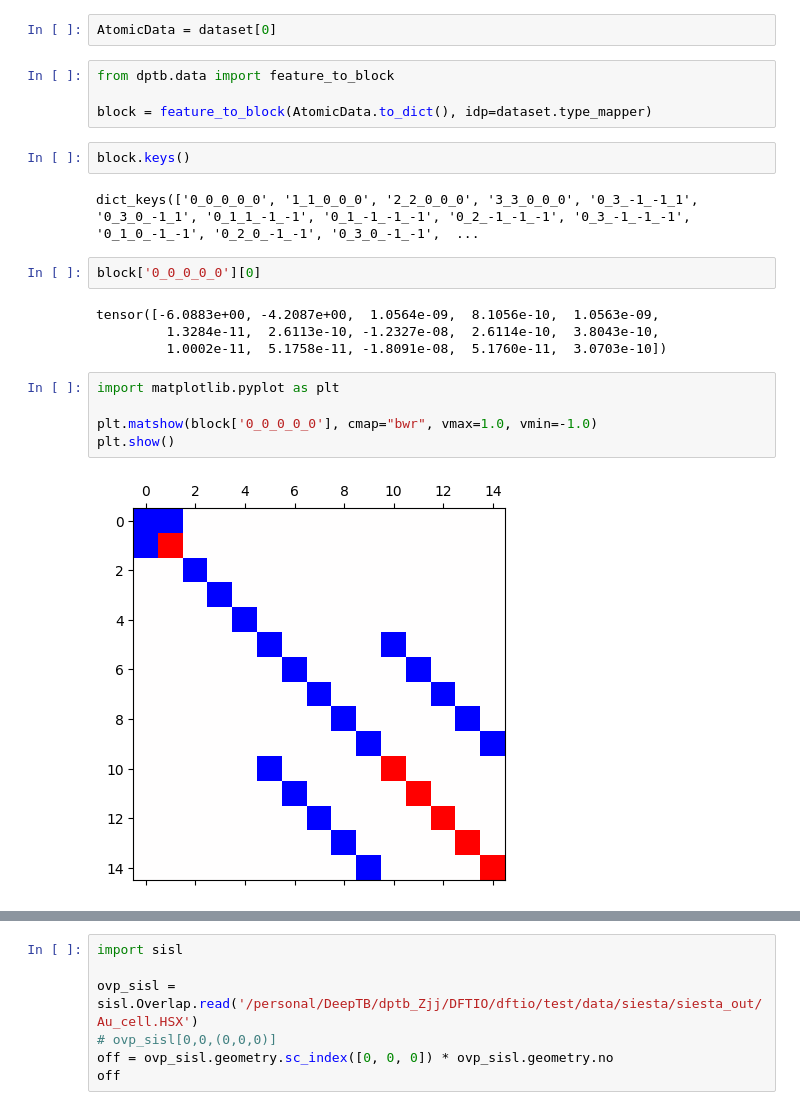
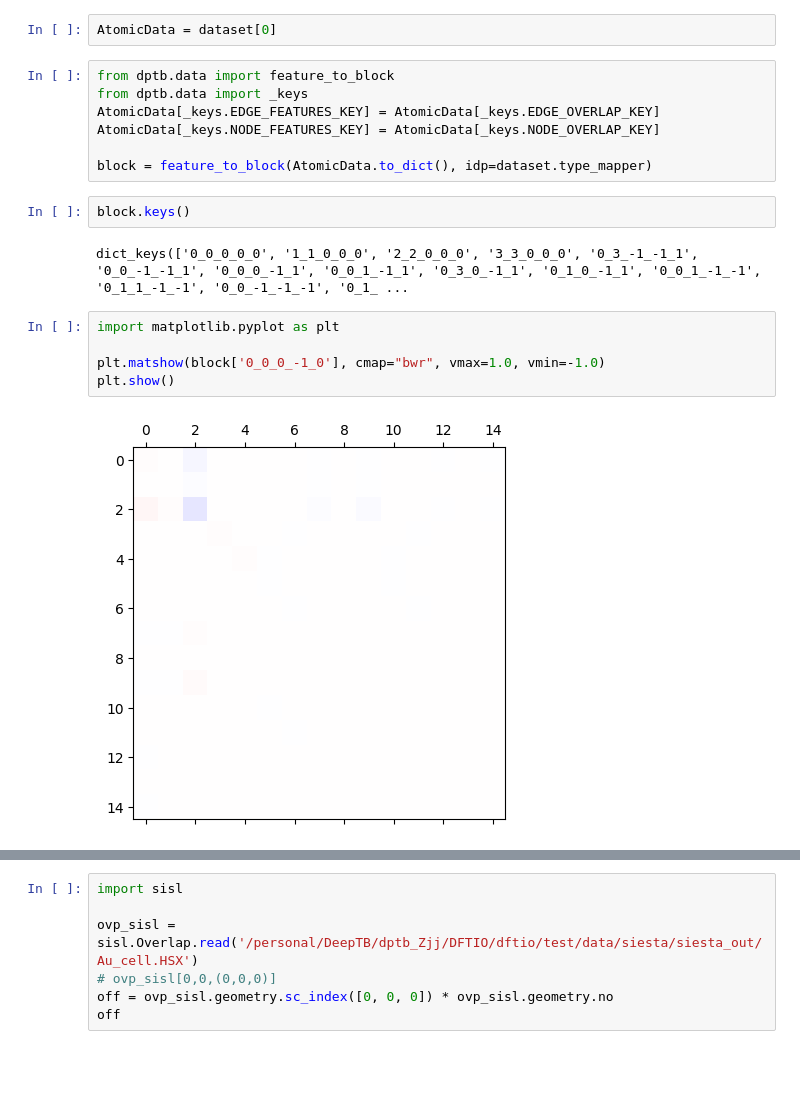
Before and after one commit to deepmodeling/dftio, a Jupyter notebook: dftio/io/siesta/check_siesta.ipynb, the cells around one changed output, grey strips where cells are left out. Saved outputs shown, nothing was run; the diff lists cells and outputs as text; blank space fills up the shorter version.

```diff
--- a/dftio/io/siesta/check_siesta.ipynb
+++ b/dftio/io/siesta/check_siesta.ipynb
@@ -39,22 +39,19 @@ Hamiltonian{non-zero: 150156, orthogonal: False,
 AtomicData = dataset[0]
 # %%
 from dptb.data import feature_to_block
+from dptb.data import _keys
+AtomicData[_keys.EDGE_FEATURES_KEY] = AtomicData[_keys.EDGE_OVERLAP_KEY]
+AtomicData[_keys.NODE_FEATURES_KEY] = AtomicData[_keys.NODE_OVERLAP_KEY]
 
 block = feature_to_block(AtomicData.to_dict(), idp=dataset.type_mapper)
 # %%
 block.keys()
 # %% [output]
-dict_keys(['0_0_0_0_0', '1_1_0_0_0', '2_2_0_0_0', '3_3_0_0_0', '0_3_-1_-1_1', '0_3_0_-1_1', '0_1_1_-1_-1', '0_1_-1_-1_-1', '0_2_-1_-1_-1', '0_3_-1_-1_-1', '0_1_0_-1_-1', '0_2_0_-1_-1', '0_3_0_-1_-1',  ...
+dict_keys(['0_0_0_0_0', '1_1_0_0_0', '2_2_0_0_0', '3_3_0_0_0', '0_3_-1_-1_1', '0_0_-1_-1_1', '0_0_0_-1_1', '0_0_1_-1_1', '0_3_0_-1_1', '0_1_0_-1_1', '0_0_1_-1_-1', '0_1_1_-1_-1', '0_0_-1_-1_-1', '0_1_ ...
-# %%
-block['0_0_0_0_0'][0]
-# %% [output]
-tensor([-6.0883e+00, -4.2087e+00,  1.0564e-09,  8.1056e-10,  1.0563e-09,
-         1.3284e-11,  2.6113e-10, -1.2327e-08,  2.6114e-10,  3.8043e-10,
-         1.0002e-11,  5.1758e-11, -1.8091e-08,  5.1760e-11,  3.0703e-10])
 # %%
 import matplotlib.pyplot as plt
 
-plt.matshow(block['0_0_0_0_0'], cmap="bwr", vmax=1.0, vmin=-1.0)
+plt.matshow(block['0_0_0_-1_0'], cmap="bwr", vmax=1.0, vmin=-1.0)
 plt.show()
 # %% [output]
-[figure, old version]
+[figure, new version]
```
Also changed, not shown: parts of 11 cells of this notebook, 1 other file.
